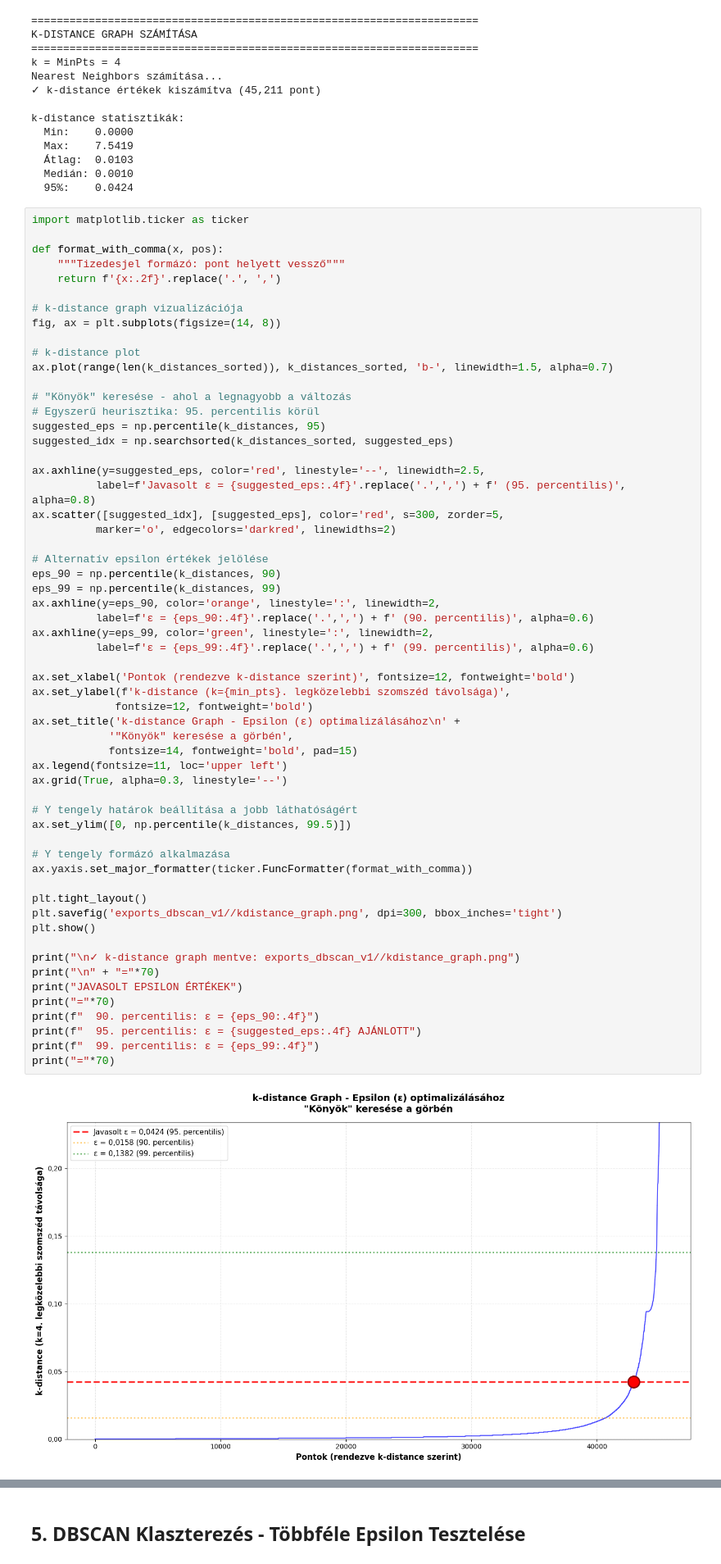
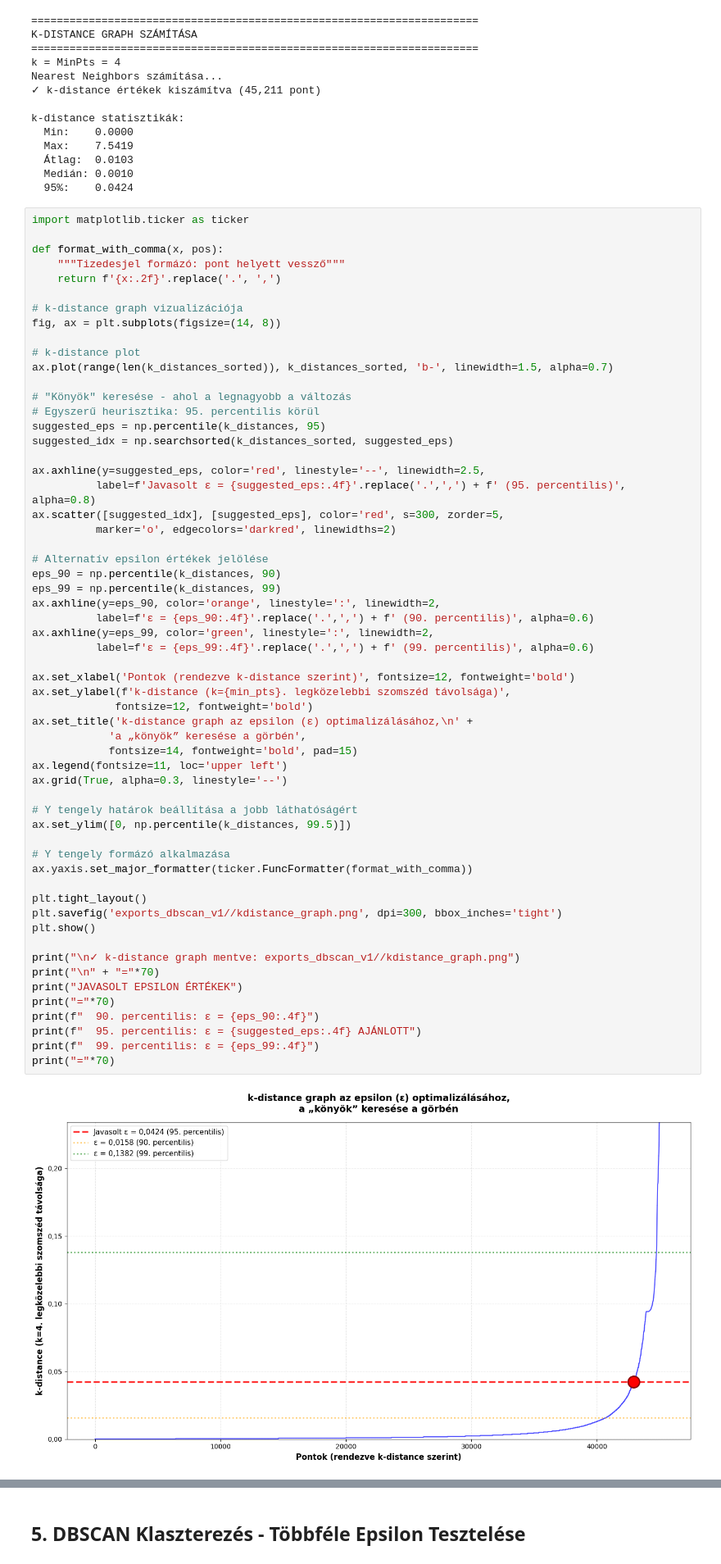
Before and after one commit to timbalv/bank_segmentation_ml, a Jupyter notebook: dbscan-v1.ipynb, the cells around one changed output, grey strips where cells are left out. Shown at 82% size. Drawn from its saved outputs; the diff is of its cells as text.

```diff
--- a/dbscan-v1.ipynb
+++ b/dbscan-v1.ipynb
@@ -199,36 +199,36 @@ ax.axhline(y=eps_90, color='orange', linestyle=':', linewidth=2,
           label=f'ε = {eps_90:.4f}'.replace('.',',') + f' (90. percentilis)', alpha=0.6)
 ax.axhline(y=eps_99, color='green', linestyle=':', linewidth=2,
           label=f'ε = {eps_99:.4f}'.replace('.',',') + f' (99. percentilis)', alpha=0.6)
 
 ax.set_xlabel('Pontok (rendezve k-distance szerint)', fontsize=12, fontweight='bold')
 ax.set_ylabel(f'k-distance (k={min_pts}. legközelebbi szomszéd távolsága)',
              fontsize=12, fontweight='bold')
-ax.set_title('k-distance Graph - Epsilon (ε) optimalizálásához\n' +
-            '"Könyök" keresése a görbén',
+ax.set_title('k-distance graph az epsilon (ε) optimalizálásához,\n' +
+            'a „könyök” keresése a görbén',
             fontsize=14, fontweight='bold', pad=15)
 ax.legend(fontsize=11, loc='upper left')
 ax.grid(True, alpha=0.3, linestyle='--')
 
 # Y tengely határok beállítása a jobb láthatóságért
 ax.set_ylim([0, np.percentile(k_distances, 99.5)])
 
 # Y tengely formázó alkalmazása
 ax.yaxis.set_major_formatter(ticker.FuncFormatter(format_with_comma))
 
 plt.tight_layout()
 plt.savefig('exports_dbscan_v1//kdistance_graph.png', dpi=300, bbox_inches='tight')
 plt.show()
 
 print("\n✓ k-distance graph mentve: exports_dbscan_v1//kdistance_graph.png")
 print("\n" + "="*70)
 print("JAVASOLT EPSILON ÉRTÉKEK")
 print("="*70)
 print(f"  90. percentilis: ε = {eps_90:.4f}")
 print(f"  95. percentilis: ε = {suggested_eps:.4f} AJÁNLOTT")
 print(f"  99. percentilis: ε = {eps_99:.4f}")
 print("="*70)
 # %% [output]
-[figure, old version]
+[figure, new version]
 ✓ k-distance graph mentve: exports_dbscan_v1//kdistance_graph.png
 
 ======================================================================
```
Also changed, not shown: parts of 1 cell of this notebook, 17 other files.
